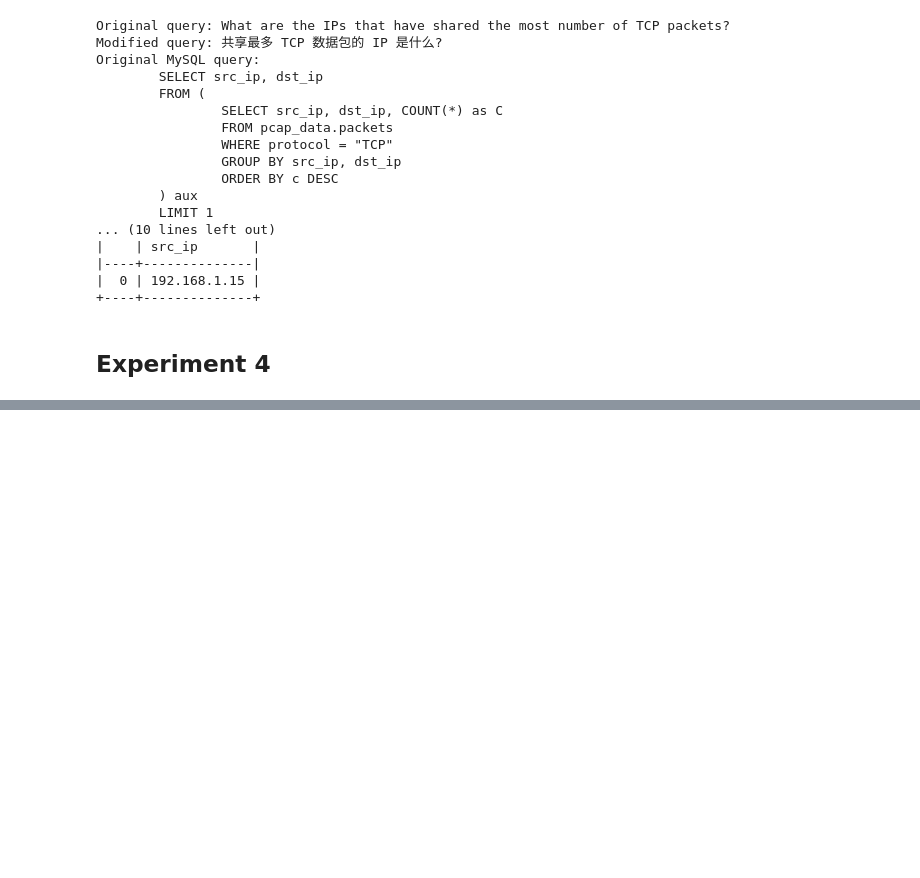
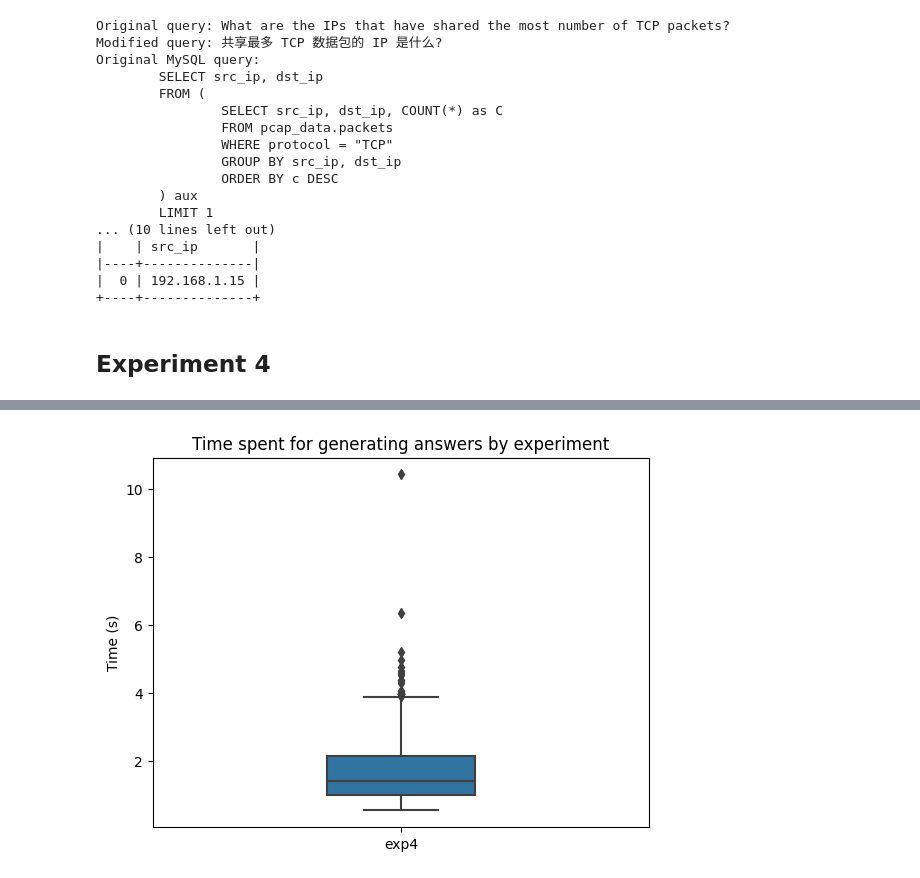
Before and after one commit to Felipetoledo4815/pcap_filter_with_gpt, a Jupyter notebook: experiment_results.ipynb, the cells around one changed output, grey strips where cells are left out. Cells and saved outputs as stored; diff of their text form; code cells hidden in the pictures; blank space fills up the shorter version.

```diff
--- a/experiment_results.ipynb
+++ b/experiment_results.ipynb
@@ -309,0 +327,4 @@ df4
+# %%
+time_by_exp(df4)
+# %% [output]
+[figure, added]
```
Also changed, not shown: parts of 10 cells of this notebook, 1 other file.
